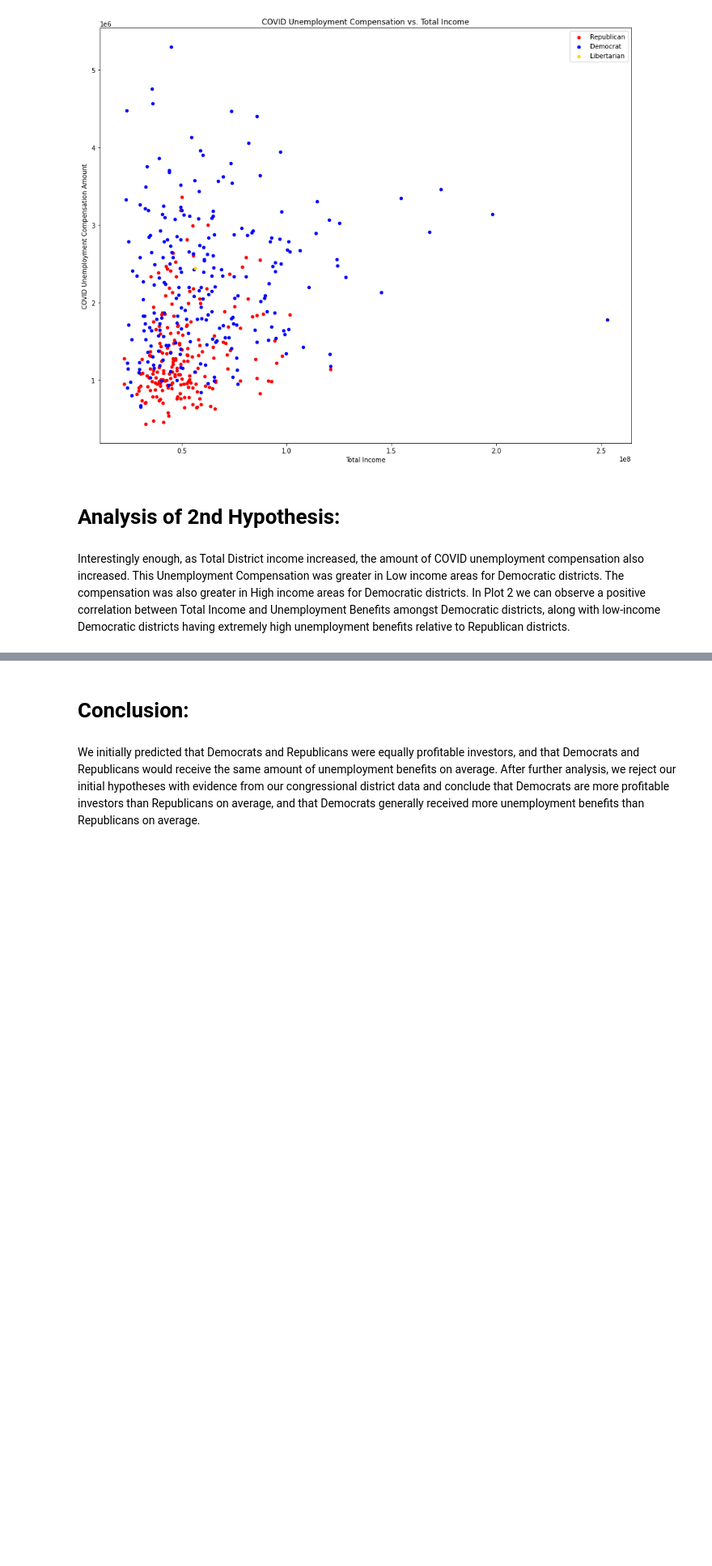
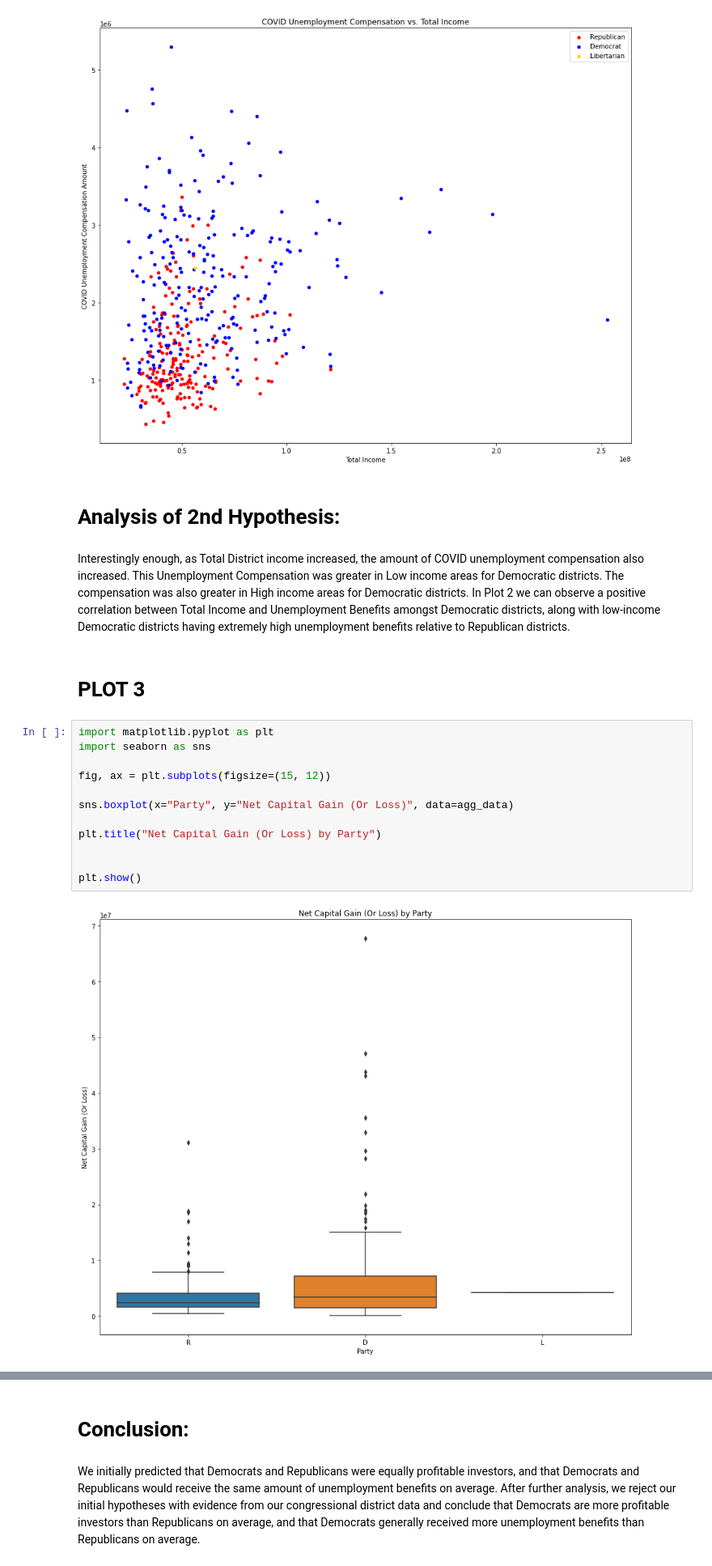
Before and after one commit to harrisonp1223/CongressionalAnalytics, a Jupyter notebook: GSB_521_Project_Build.ipynb, the cells around one changed output, grey strips where cells are left out. Shown at 81% size. Drawn from its saved outputs; the diff is of its cells as text; blank space fills up the shorter version.

```diff
--- a/GSB_521_Project_Build.ipynb
+++ b/GSB_521_Project_Build.ipynb
@@ -164,3 +143,19 @@ plt.show()
 # Analysis of 2nd Hypothesis:
 # %% [markdown]
 Interestingly enough, as Total District income increased, the amount of COVID unemployment compensation also increased. This Unemployment Compensation was greater in Low income areas for Democratic districts. The compensation was also greater in High income areas for Democratic districts. In Plot 2 we can observe a positive correlation between Total Income and Unemployment Benefits amongst Democratic districts, along with low-income Democratic districts having extremely high unemployment benefits relative to Republican districts.
+# %% [markdown]
+# PLOT 3
+# %%
+import matplotlib.pyplot as plt
+import seaborn as sns
+
+fig, ax = plt.subplots(figsize=(15, 12))
+
+sns.boxplot(x="Party", y="Net Capital Gain (Or Loss)", data=agg_data)
+
+plt.title("Net Capital Gain (Or Loss) by Party")
+
+
+plt.show()
+# %% [output]
+[figure, added]
```
Also changed, not shown: parts of 9 cells of this notebook.
